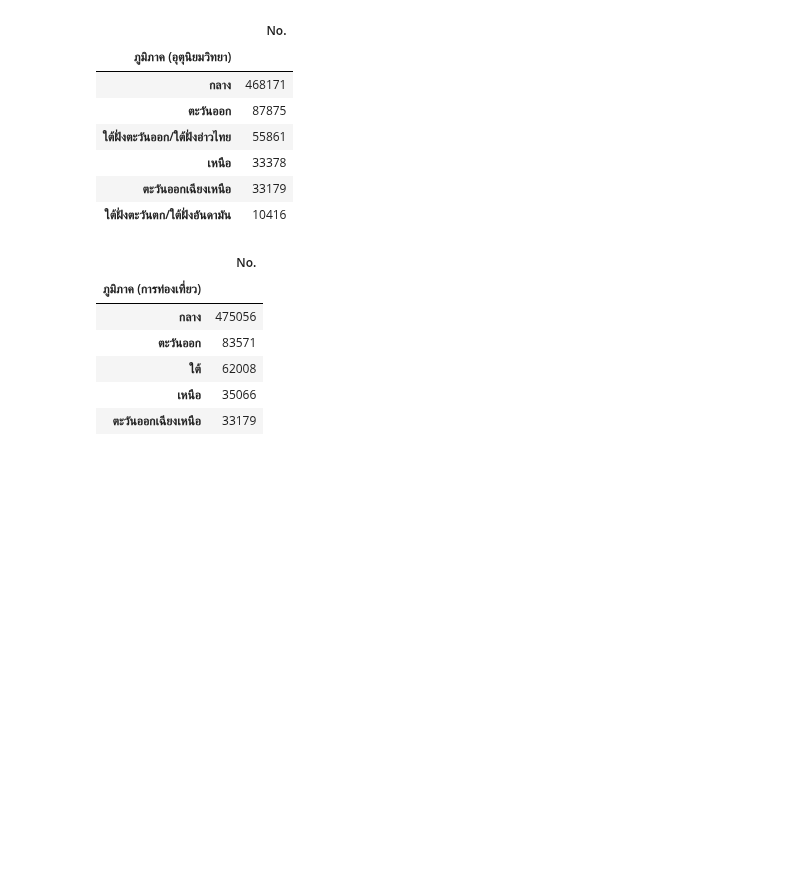
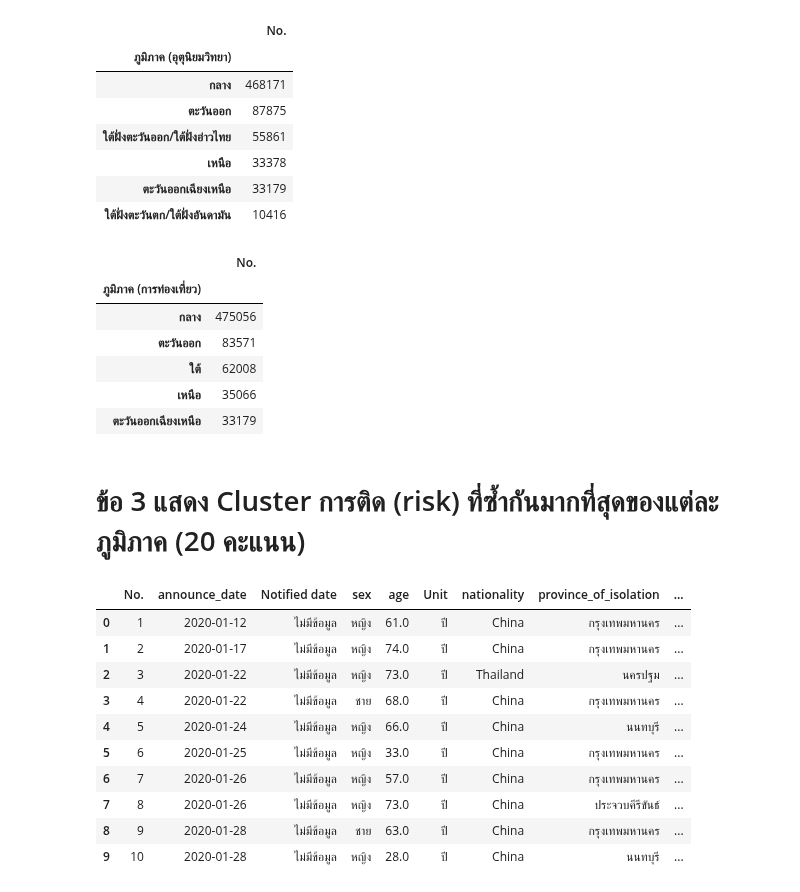
Before and after one commit to kittikhun62/data_viz_2022, a Jupyter notebook: BasicPython&DataViz_midterm2022.ipynb, the cells around one changed output. Saved outputs shown, nothing was run; the diff lists cells and outputs as text; code cells hidden in the pictures; blank space fills up the shorter version.

```diff
--- a/BasicPython&DataViz_midterm2022.ipynb
+++ b/BasicPython&DataViz_midterm2022.ipynb
@@ -567,3 +530,19 @@ merge_covid_table.groupby('ภูมิภาค (การท่องเที
 | ใต้ | 62008 |
 | เหนือ | 35066 |
 | ตะวันออกเฉียงเหนือ | 33179 |
+# %% [markdown]
+# ข้อ 3 แสดง Cluster การติด (risk) ที่ซ้ำกันมากที่สุดของแต่ละภูมิภาค (20 คะแนน)
+# %%
+merge_covid_table.head(10)
+# %% [output]
+|  | No. | announce_date | Notified date | sex | age | Unit | nationality | province_of_isolation | ... |
+| 0 | 1 | 2020-01-12 | ไม่มีข้อมูล | หญิง | 61.0 | ปี | China | กรุงเทพมหานคร | ... |
+| 1 | 2 | 2020-01-17 | ไม่มีข้อมูล | หญิง | 74.0 | ปี | China | กรุงเทพมหานคร | ... |
+| 2 | 3 | 2020-01-22 | ไม่มีข้อมูล | หญิง | 73.0 | ปี | Thailand | นครปฐม | ... |
+| 3 | 4 | 2020-01-22 | ไม่มีข้อมูล | ชาย | 68.0 | ปี | China | กรุงเทพมหานคร | ... |
+| 4 | 5 | 2020-01-24 | ไม่มีข้อมูล | หญิง | 66.0 | ปี | China | นนทบุรี | ... |
+| 5 | 6 | 2020-01-25 | ไม่มีข้อมูล | หญิง | 33.0 | ปี | China | กรุงเทพมหานคร | ... |
+| 6 | 7 | 2020-01-26 | ไม่มีข้อมูล | หญิง | 57.0 | ปี | China | กรุงเทพมหานคร | ... |
+| 7 | 8 | 2020-01-26 | ไม่มีข้อมูล | หญิง | 73.0 | ปี | China | ประจวบคีรีขันธ์ | ... |
+| 8 | 9 | 2020-01-28 | ไม่มีข้อมูล | ชาย | 63.0 | ปี | China | กรุงเทพมหานคร | ... |
+| 9 | 10 | 2020-01-28 | ไม่มีข้อมูล | หญิง | 28.0 | ปี | China | นนทบุรี | ... |
```
Also changed, not shown: parts of 34 cells of this notebook.
